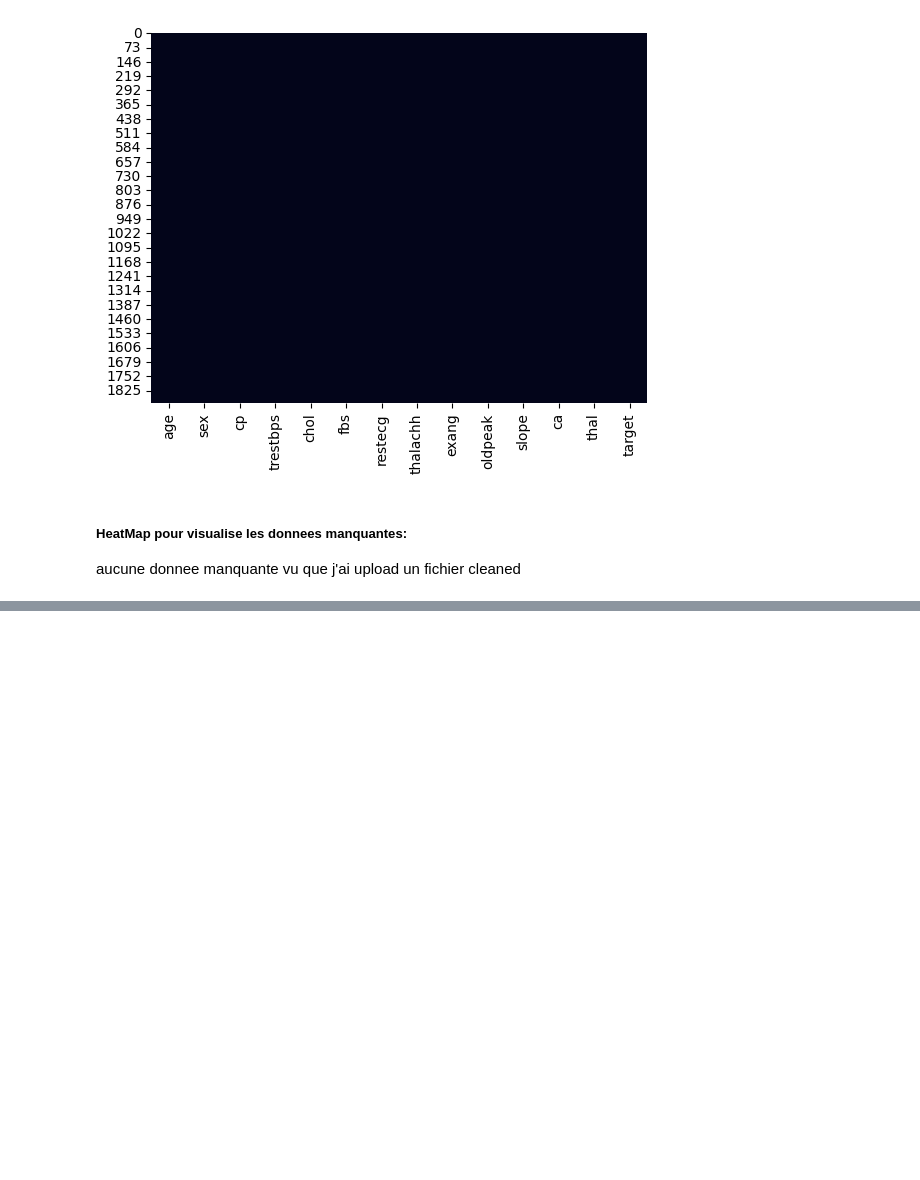
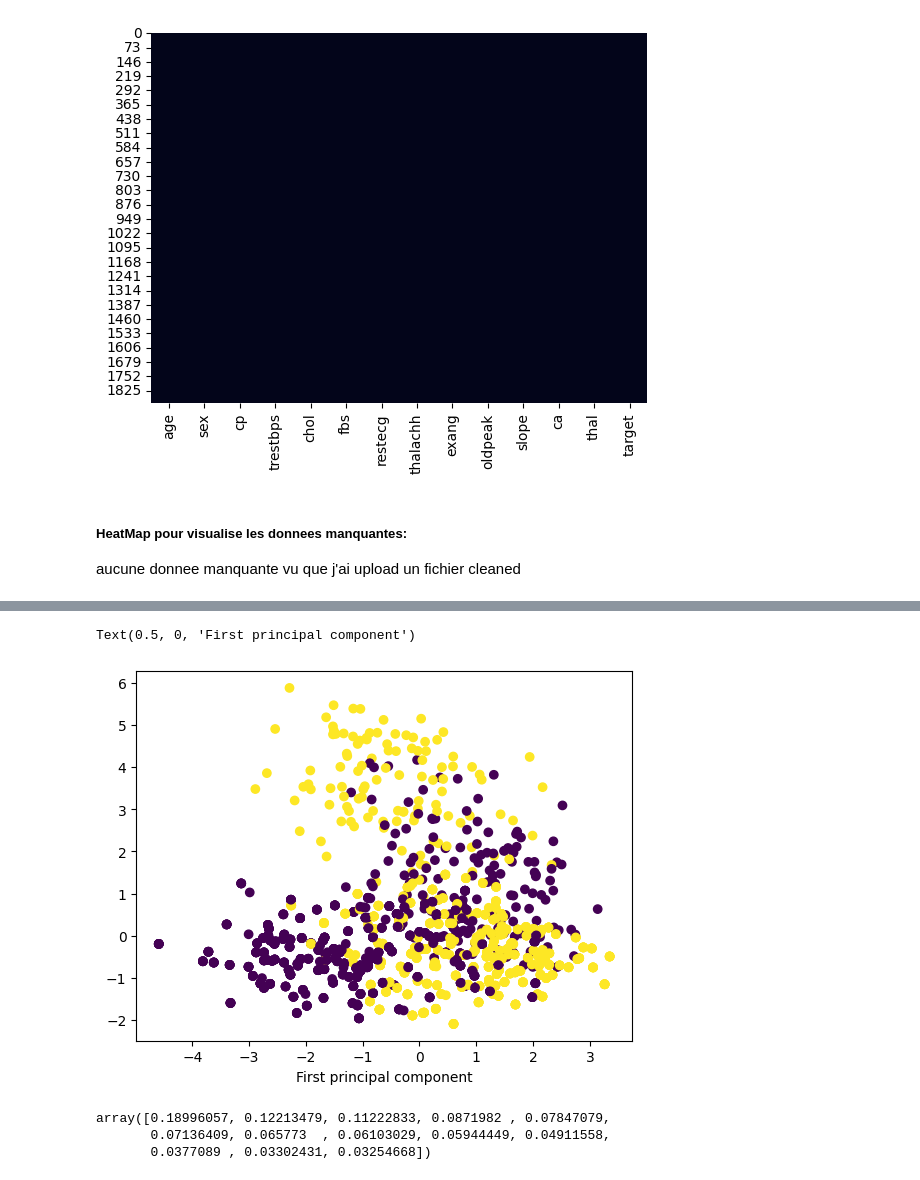
Before and after one commit to youcef-2001/Principal-Component-Analysis, a Jupyter notebook: pca_for_subject.ipynb, the cells around one changed output, grey strips where cells are left out. Saved outputs shown, nothing was run; the diff lists cells and outputs as text; code cells hidden in the pictures; blank space fills up the shorter version.

```diff
--- a/pca_for_subject.ipynb
+++ b/pca_for_subject.ipynb
@@ -27 +34,29 @@ aucune donnee manquante vu que j'ai upload un fichier cleaned
+# %%
+# using pca to reduce the dimensionality of the dataset
+from sklearn.decomposition import PCA
+from sklearn.preprocessing import StandardScaler
+
+#standardize the data
+scaler = StandardScaler()
+X = data.drop('target', axis=1)
+y = data['target']
+X = scaler.fit_transform(X)
+
+#apply pca
+pca = PCA()
+X_pca = pca.fit_transform(X)
+# %%
+# afficher les deux composantes principales
+
+plt.scatter(X_pca[:, 0], X_pca[:, 1], c=data['target'])
+plt.xlabel('First principal component')
+# %% [output]
+Text(0.5, 0, 'First principal component')
+[figure, added]
+# %%
+pca.explained_variance_ratio_
+# %% [output]
+array([0.18996057, 0.12213479, 0.11222833, 0.0871982 , 0.07847079,
+       0.07136409, 0.065773  , 0.06103029, 0.05944449, 0.04911558,
+       0.0377089 , 0.03302431, 0.03254668])
 # %%
```
Also changed, not shown: parts of 3 cells of this notebook, 1 other file.
